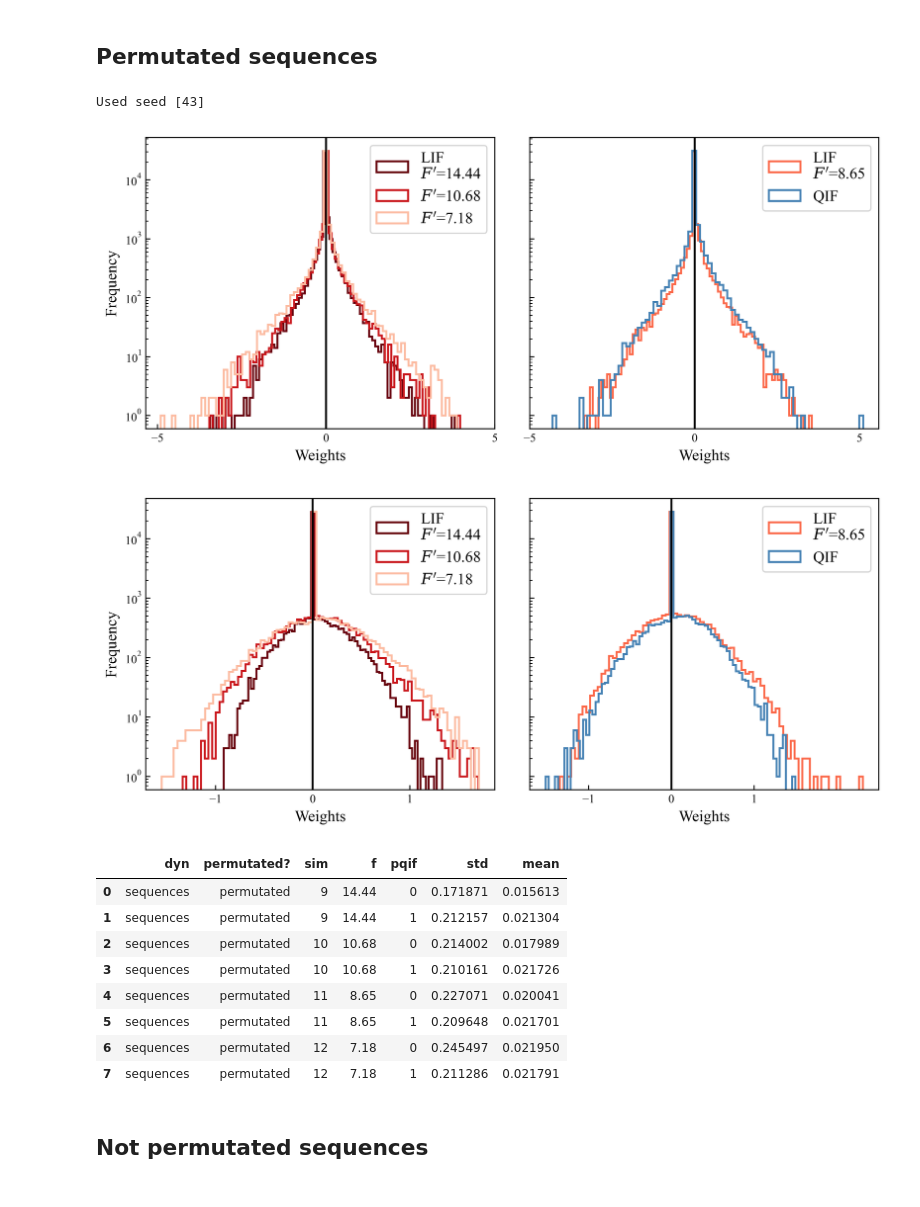
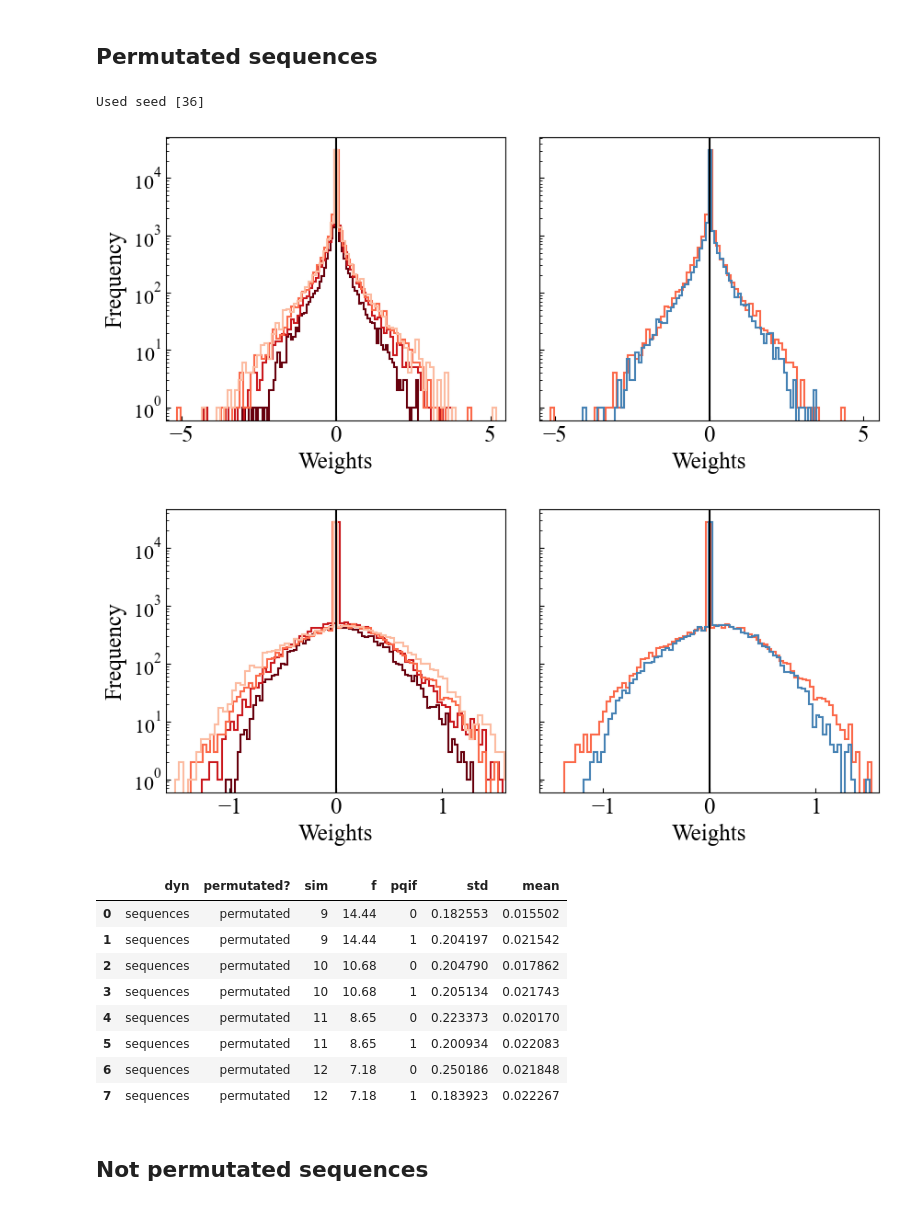
Before and after one commit to acevedomartina/HeterogeneousRNNs, a Jupyter notebook: learning/statistics_connectivity_matrix.ipynb, the cells around one changed output. Saved outputs shown, nothing was run; the diff lists cells and outputs as text; code cells hidden in the pictures.

```diff
--- a/learning/statistics_connectivity_matrix.ipynb
+++ b/learning/statistics_connectivity_matrix.ipynb
@@ -63,7 +63,7 @@ plt.rcParams.update({
     "axes.labelweight": "normal",     # Normal weight
     "axes.titleweight": "normal",     # Normal weight for titles
     # Ticks
-    "xtick.labelsize": 16,             # X tick label size (8-12)
+    "xtick.labelsize": 18,             # X tick label size (8-12)
     "ytick.labelsize": 16,             # Y tick label size (8-12)
     "xtick.direction": "in",          # Tick direction
     "ytick.direction": "in",          # Tick direction
@@ -273,9 +273,9 @@ wDF.to_csv("stats_connectivitymatrix.csv", index=False)
 1999  0.202239  0.022199
 # %%
 # DF to CSV
-wDF_2 = pd.read_csv('stats_connectivitymatrix.csv')  # Here it IS header
+wDF = pd.read_csv('stats_connectivitymatrix.csv')  # Here it IS header
 # wDF_2 = pd.read_csv('stats_connectivitymatrix.csv', index_col=0)  # if already saved CSV with index columns
-display(wDF_2)
+display(wDF)
 # %% [output]
 |  | simulationID | dynamic | simulation | vrest | slope | pqif | seed | std | mean |
 | 0 | oscillations_1_0_0 | oscillations | 1 | -8.5 | 14.44 | 0.0 | 0 | 0.255446 | -0.000068 |
@@ -724,7 +724,8 @@ dynamics = ['oscillations', 'sequences']
 # dynamics = ['oscillations']
 
 # seed_number = [i for i in range(0, 1)] # Only use one seed for this
-seed_number = [random.randint(1, 49)]
+# seed_number = [random.randint(1, 49)]
+seed_number = [36]
 print(f"Used seed {seed_number}")
 
 rows = []
@@ -734,13 +735,16 @@ for dyn in dynamics:
 
     #### Correct simulaton numbers from dynamics
 
-    if dyn == 'oscillations':
-        simulation_number = [i for i in range(1,5)]
-    elif dyn == 'sequences':
-        simulation_number = [i for i in range(9, 13)]
-    else:
-        print('Invalid dynamics')
-        sys.exit()
+    # if dyn == 'oscillations':
+    #     simulation_number = [i for i in range(1,5)]
+    # elif dyn == 'sequences':
+    #     simulation_number = [i for i in range(9, 13)]
+    # else:
+    #     print('Invalid dynamics')
+    #     sys.exit()
+
+    simulation_number = [i for i in range(1,5)] if dyn == 'oscillations' else [i for i in range(9,13)]
+    # simulation_number, vrest, slope = ([1], [-8.5], [14.44])  if dyn == 'oscillations' else ([9], [-8.5], [14.44])
 
     figname = f"{dyn}_homogenous_histo_weights.svg"
 
@@ -797,7 +801,9 @@ for dyn in dynamics:
 
                 #### Figure control flow
 
-                if pqif == 0 and f in [14.44, 10.68, 7.18]:  # Left
+                # if pqif == 0 and f in [14.44, 10.68, 7.18]:  # Left
+                if pqif == 0 and f in slope:  # Left
+                # if pqif == 0 and f in [14.44]:  # Left
 
                     if sim == simulation_number[0]:  # LIF header in legend
                         label = f"LIF\n$F'$={f}"
@@ -806,7 +812,9 @@ for dyn in dynamics:
 
                     ax1.hist(current_weights, bins=80, log=True, color=colors, alpha=1, linewidth=1.5, histtype='step', label=label)
 
-                elif f == 8.65:  # Right
+                # elif f == 8.65:  # Right
+                # elif pqif == 1 and sim == simulation_number[2]:
+                if sim == simulation_number[2]:
                     if pqif == 0:
                         label = f"LIF\n$F'$={f}"
                     else:
@@ -820,46 +828,49 @@ for dyn in dynamics:
 
     #### Shared formatting
     # plt.suptitle(f"{dyn.capitalize()}")
     # plt.suptitle(f"Weight distribution ({dyn.capitalize()})")
     # plt.suptitle(f"Weight distribution")
 
     if dyn == 'oscillations':
         tick_positions = [-5, 0, 5]
+        xlim = (-5.5, 5.5)
     elif dyn == 'sequences':
         tick_positions = [-1, 0, 1]
+        xlim = (-1.6, 1.6)
 
     for ax in (ax1, ax2):
-        ax.legend(loc='upper right')
+        # ax.legend(loc='upper right')
         ax.set_xlabel("Weights")
         # ax.set_ylabel("Frequency")
         ax.axvline(0, color="black")
         ax.set_xticks(tick_positions)
+        ax.set_xlim(xlim)
         # ax.set_box_aspect(1)
     ax1.set_ylabel("Frequency")
     full_path = os.path.join(figure_folder, figname)
     plt.savefig(full_path, format="svg")
 
     # plt.tight_layout()
     plt.show()
 
 cols = ["dyn", "permutated?", "sim", "f", "pqif", "std", "mean"]
 
 stats_newversion = pd.DataFrame(rows, columns=cols)
 
 display(stats_newversion)
 # %% [output]
-Used seed [43]
+Used seed [36]
-[figure, old version]
+[figure, new version]
-[figure, old version]
+[figure, new version]
 |  | dyn | permutated? | sim | f | pqif | std | mean |
-| 0 | sequences | permutated | 9 | 14.44 | 0 | 0.171871 | 0.015613 |
-| 1 | sequences | permutated | 9 | 14.44 | 1 | 0.212157 | 0.021304 |
-| 2 | sequences | permutated | 10 | 10.68 | 0 | 0.214002 | 0.017989 |
-| 3 | sequences | permutated | 10 | 10.68 | 1 | 0.210161 | 0.021726 |
-| 4 | sequences | permutated | 11 | 8.65 | 0 | 0.227071 | 0.020041 |
-| 5 | sequences | permutated | 11 | 8.65 | 1 | 0.209648 | 0.021701 |
-| 6 | sequences | permutated | 12 | 7.18 | 0 | 0.245497 | 0.021950 |
-| 7 | sequences | permutated | 12 | 7.18 | 1 | 0.211286 | 0.021791 |
+| 0 | sequences | permutated | 9 | 14.44 | 0 | 0.182553 | 0.015502 |
+| 1 | sequences | permutated | 9 | 14.44 | 1 | 0.204197 | 0.021542 |
+| 2 | sequences | permutated | 10 | 10.68 | 0 | 0.204790 | 0.017862 |
+| 3 | sequences | permutated | 10 | 10.68 | 1 | 0.205134 | 0.021743 |
+| 4 | sequences | permutated | 11 | 8.65 | 0 | 0.223373 | 0.020170 |
+| 5 | sequences | permutated | 11 | 8.65 | 1 | 0.200934 | 0.022083 |
+| 6 | sequences | permutated | 12 | 7.18 | 0 | 0.250186 | 0.021848 |
+| 7 | sequences | permutated | 12 | 7.18 | 1 | 0.183923 | 0.022267 |
 # %% [markdown]
 ## Not permutated sequences
 # %%
```
Also changed, not shown: parts of 1 cell of this notebook, 3 other files.
